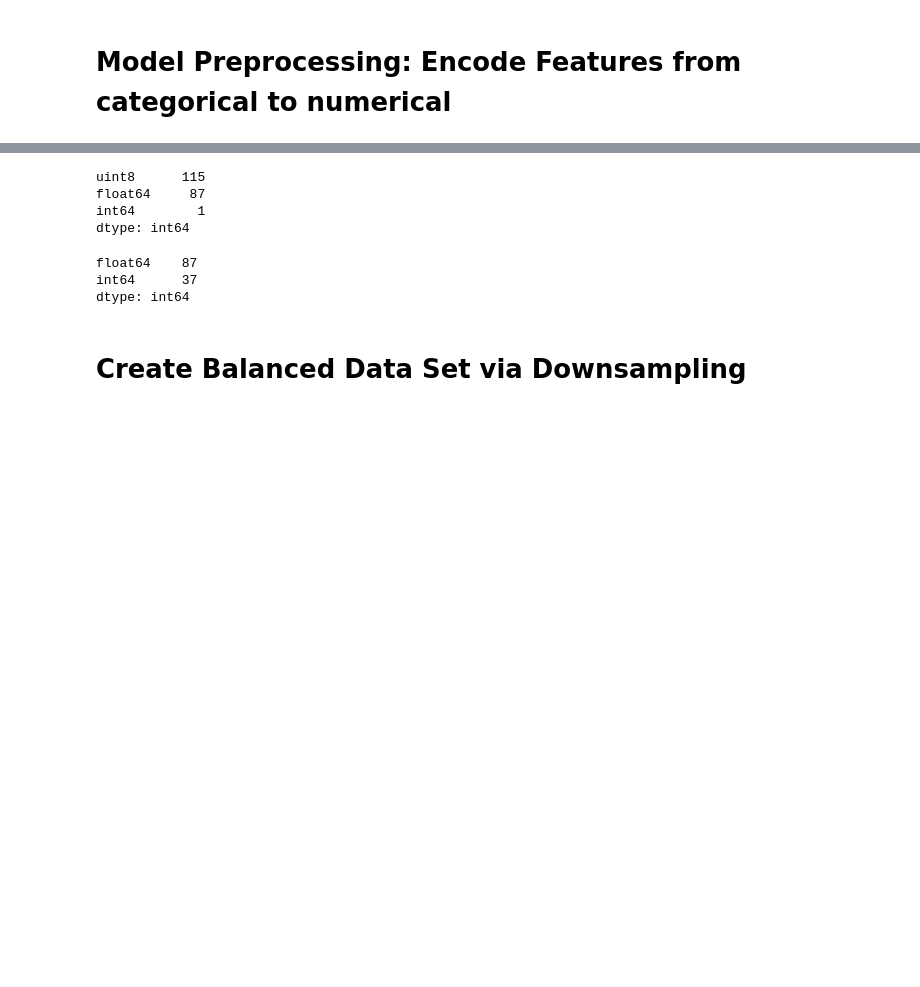
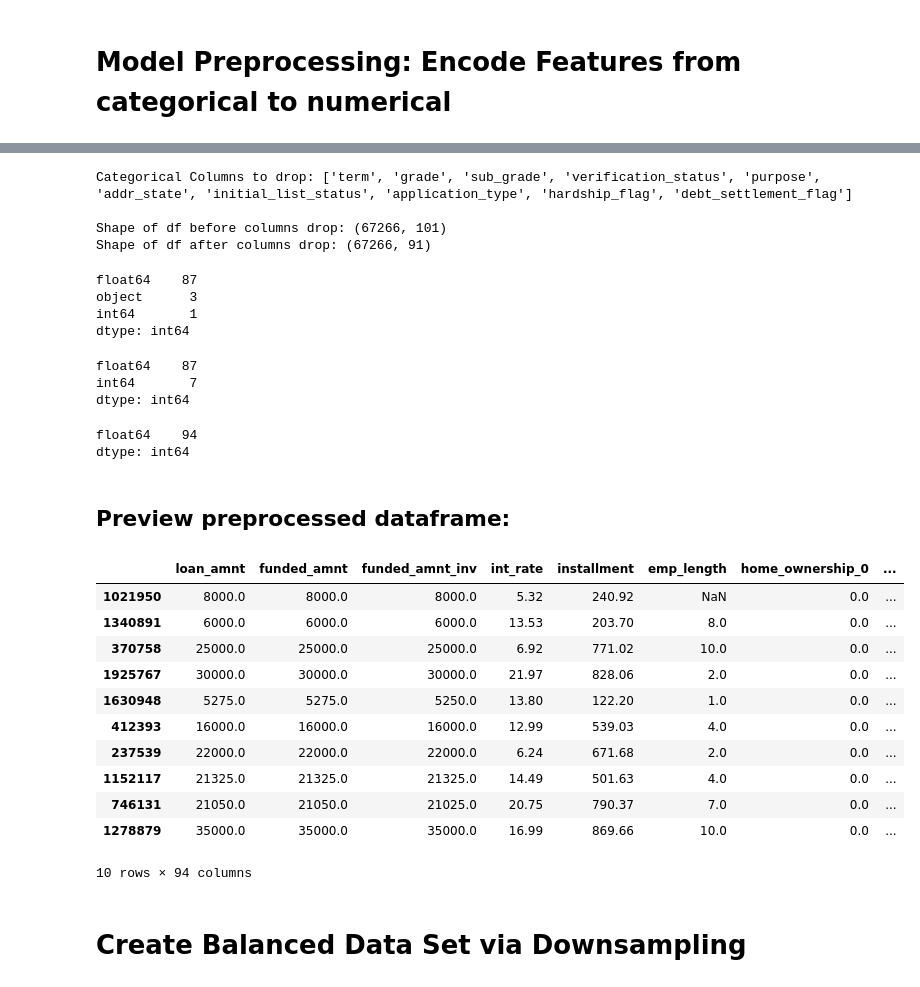
Before and after one commit to negralessio/advanced-ml-final-project, a Jupyter notebook: notebooks/predictions.ipynb, the cells around one changed output, grey strips where cells are left out. Drawn from its saved outputs; the diff is of its cells as text; code cells hidden in the pictures; blank space fills up the shorter version.

```diff
--- a/notebooks/predictions.ipynb
+++ b/notebooks/predictions.ipynb
@@ -52,28 +59,66 @@ dtype: int64
+# %%
+# Keep: disbursement_method, home_ownership, pymnt_plan
+CAT_COLS_TO_KEEP = ["disbursement_method", "home_ownership", "pymnt_plan"]
+CAT_COLS_TO_DROP = [col for col in cat_columns if col not in CAT_COLS_TO_KEEP]
+
+print(f"Categorical Columns to drop: {CAT_COLS_TO_DROP}\n")
+print(f"Shape of df before columns drop: {df.shape}")
+# Drop irrelevant categorical features
+df.drop(CAT_COLS_TO_DROP, axis=1, inplace=True)
+print(f"Shape of df after columns drop: {df.shape}")
+# %% [output]
+Categorical Columns to drop: ['term', 'grade', 'sub_grade', 'verification_status', 'purpose', 'addr_state', 'initial_list_status', 'application_type', 'hardship_flag', 'debt_settlement_flag']
+
+Shape of df before columns drop: (67266, 101)
+Shape of df after columns drop: (67266, 91)
+# %%
+print(df.dtypes.value_counts())
+# %% [output]
+float64    87
+object      3
+int64       1
+dtype: int64
 # %%
 # Testing: One-Hot-Encoding
-df_ohe = pd.get_dummies(data=df, columns=cat_columns, drop_first=True)
+#df_ohe = pd.get_dummies(data=df, columns=cat_columns, drop_first=True)
 # check
-df_ohe.dtypes.value_counts()
+#df_ohe.dtypes.value_counts()
-# %% [output]
-uint8      115
-float64     87
-int64        1
-dtype: int64
 # %%
 # Binary Encoding
 import category_encoders as ce
-encoder = ce.BinaryEncoder(cols=cat_columns)
+encoder = ce.BinaryEncoder(cols=CAT_COLS_TO_KEEP)
 df_binary = encoder.fit_transform(df)
 # check
 df_binary.dtypes.value_counts()
 # %% [output]
 float64    87
-int64      37
+int64       7
 dtype: int64
 # %%
 # Convert all values to float
 df_binary = df_binary.astype(float)
-df_ohe = df_ohe.astype(float)
+df_binary.dtypes.value_counts()
+#df_ohe = df_ohe.astype(float)
+# %% [output]
+float64    94
+dtype: int64
+# %% [markdown]
+## Preview preprocessed dataframe:
+# %%
+df_binary.head(10)
+# %% [output]
+|  | loan_amnt | funded_amnt | funded_amnt_inv | int_rate | installment | emp_length | home_ownership_0 | ... |
+| 1021950 | 8000.0 | 8000.0 | 8000.0 | 5.32 | 240.92 | NaN | 0.0 | ... |
+| 1340891 | 6000.0 | 6000.0 | 6000.0 | 13.53 | 203.70 | 8.0 | 0.0 | ... |
+| 370758 | 25000.0 | 25000.0 | 25000.0 | 6.92 | 771.02 | 10.0 | 0.0 | ... |
+| 1925767 | 30000.0 | 30000.0 | 30000.0 | 21.97 | 828.06 | 2.0 | 0.0 | ... |
+| 1630948 | 5275.0 | 5275.0 | 5250.0 | 13.80 | 122.20 | 1.0 | 0.0 | ... |
+| 412393 | 16000.0 | 16000.0 | 16000.0 | 12.99 | 539.03 | 4.0 | 0.0 | ... |
+| 237539 | 22000.0 | 22000.0 | 22000.0 | 6.24 | 671.68 | 2.0 | 0.0 | ... |
+| 1152117 | 21325.0 | 21325.0 | 21325.0 | 14.49 | 501.63 | 4.0 | 0.0 | ... |
+| 746131 | 21050.0 | 21050.0 | 21025.0 | 20.75 | 790.37 | 7.0 | 0.0 | ... |
+| 1278879 | 35000.0 | 35000.0 | 35000.0 | 16.99 | 869.66 | 10.0 | 0.0 | ... |
+10 rows × 94 columns
 # %% [markdown]
 # Create Balanced Data Set via Downsampling
 # %%
```
Also changed, not shown: parts of 14 cells of this notebook.
